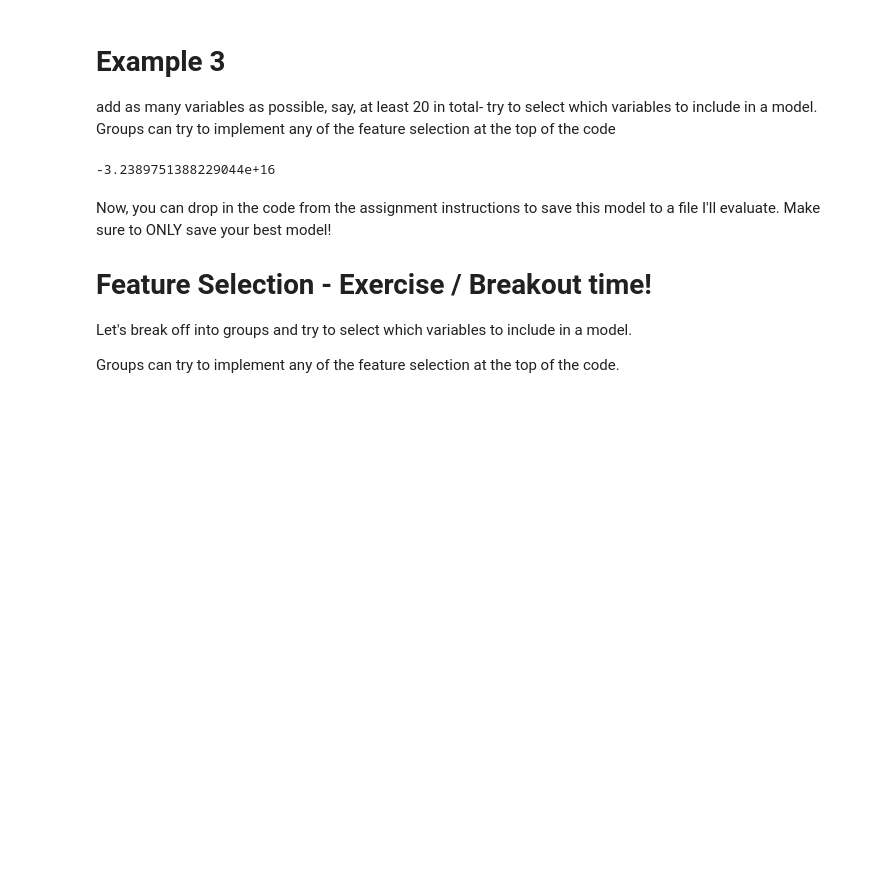
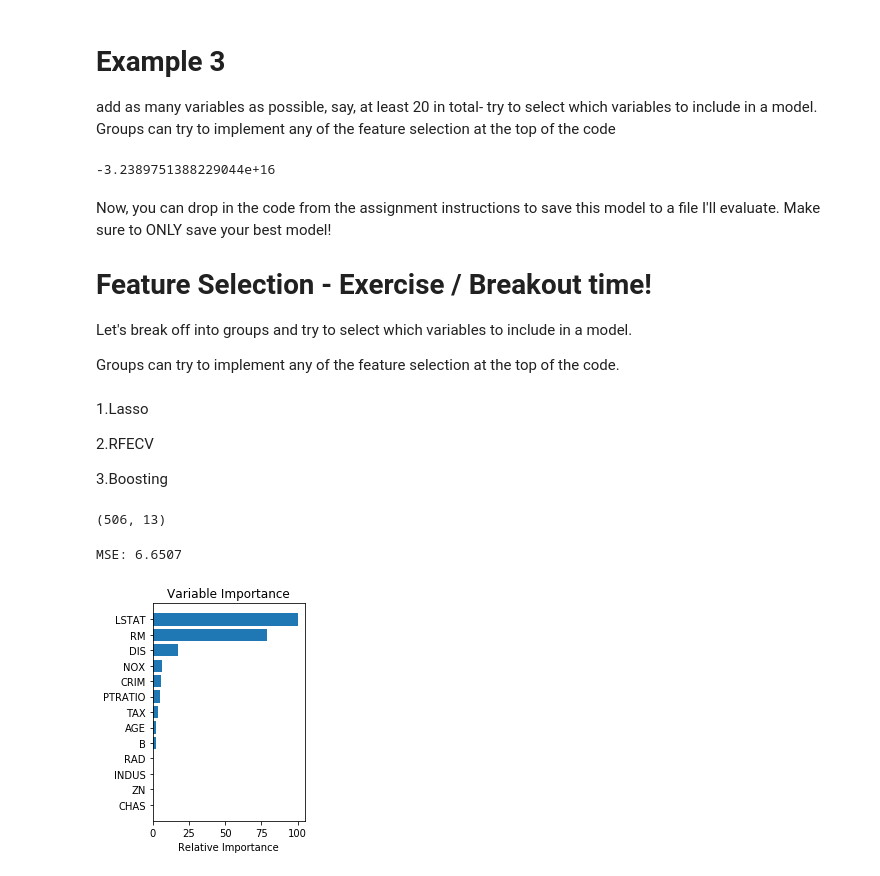
Before and after one commit to jjc220/FIN377-participation, a Jupyter notebook: misc/L23.ipynb, the cells around one changed output. Saved outputs shown, nothing was run; the diff lists cells and outputs as text; code cells hidden in the pictures; blank space fills up the shorter version.

```diff
--- a/misc/L23.ipynb
+++ b/misc/L23.ipynb
@@ -377,0 +374,52 @@ Boosting
+# %% [markdown]
+1.Lasso
+
+2.RFECV
+
+3.Boosting
+# %%
+import numpy as np
+import matplotlib.pyplot as plt
+
+from sklearn import ensemble
+from sklearn import datasets
+from sklearn.utils import shuffle
+from sklearn.metrics import mean_squared_error
+
+# #############################################################################
+# Load data
+boston = datasets.load_boston()
+X, y = shuffle(boston.data, boston.target, random_state=13)
+X = X.astype(np.float32)
+offset = int(X.shape[0] * 0.9)
+X_train, y_train = X[:offset], y[:offset]
+X_test, y_test = X[offset:], y[offset:]
+# %%
+X.shape
+# %% [output]
+(506, 13)
+# %%
+params = {'n_estimators': 500, 'max_depth': 4, 'min_samples_split': 2,
+          'learning_rate': 0.01, 'loss': 'ls'}
+clf = ensemble.GradientBoostingRegressor(**params)
+# %%
+clf.fit(X_train, y_train)
+mse = mean_squared_error(y_test, clf.predict(X_test))
+print("MSE: %.4f" % mse)
+# %% [output]
+MSE: 6.6507
+# %%
+feature_importance = clf.feature_importances_
+
+# make importances relative to max importance
+feature_importance = 100.0 * (feature_importance / feature_importance.max())
+sorted_idx = np.argsort(feature_importance)
+pos = np.arange(sorted_idx.shape[0]) + .5
+plt.subplot(1, 2, 2)
+plt.barh(pos, feature_importance[sorted_idx], align='center')
+plt.yticks(pos, boston.feature_names[sorted_idx])
+plt.xlabel('Relative Importance')
+plt.title('Variable Importance')
+plt.show()
+# %% [output]
+[figure, added]
```
Also changed, not shown: parts of 1 cell of this notebook.
